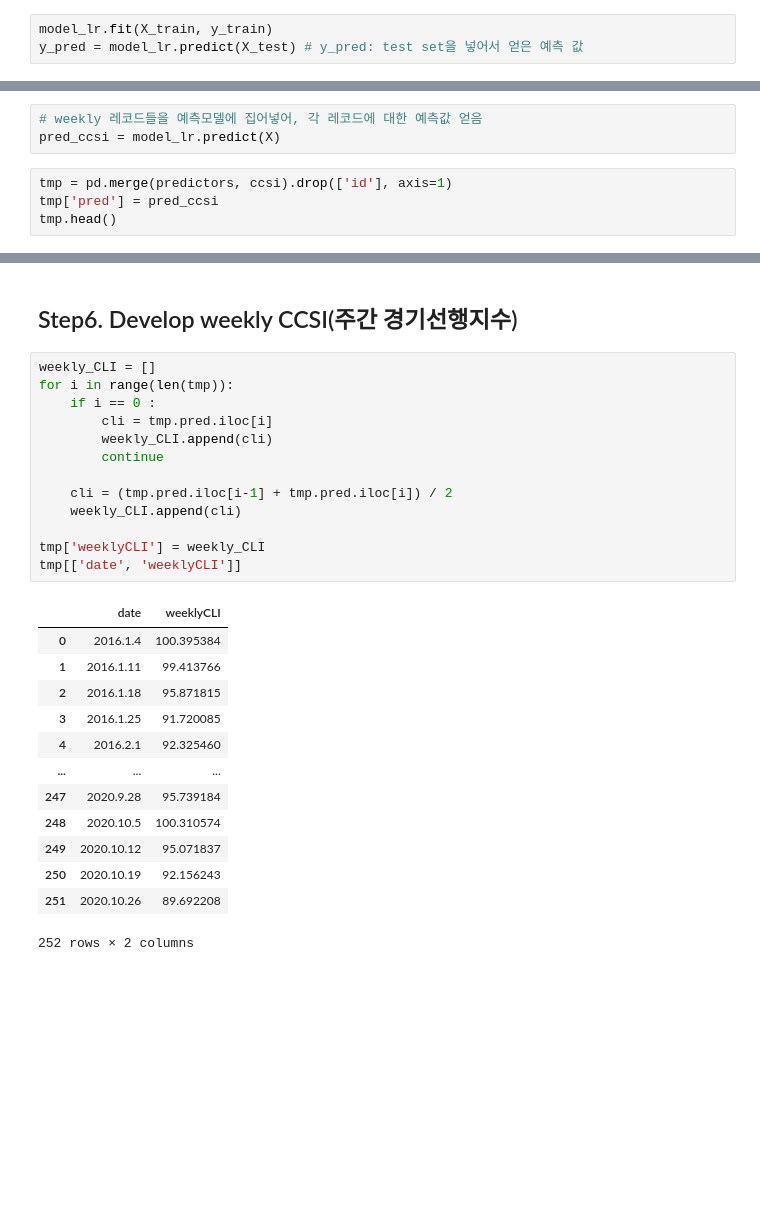
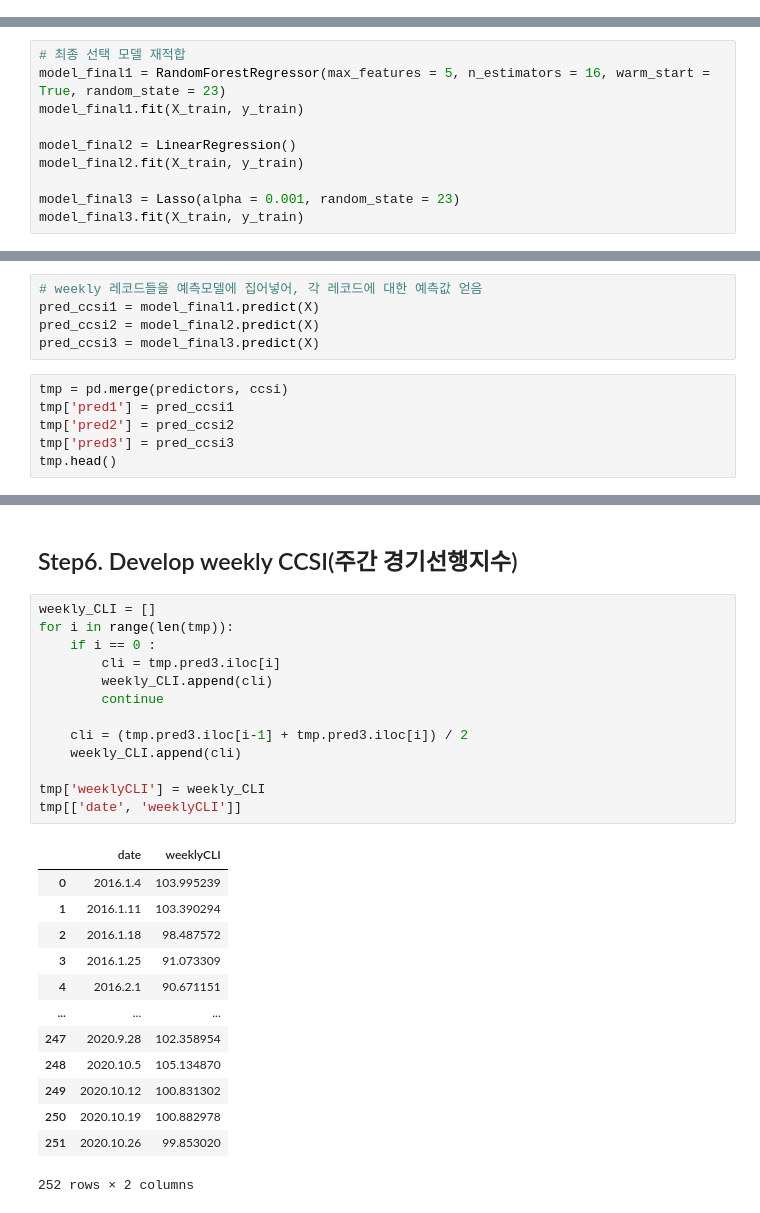
Before and after one commit to 2hyes/CLI-development, a Jupyter notebook: validation-and-Ttest(dataset_mean).ipynb, the cells around one changed output, grey strips where cells are left out. Drawn from its saved outputs; the diff is of its cells as text; blank space fills up the shorter version.

```diff
--- a/validation-and-Ttest(dataset_mean).ipynb
+++ b/validation-and-Ttest(dataset_mean).ipynb
@@ -266,3 +365,0 @@ t_0.05,9 = 1.844 <br><br>
-# %%
-model_lr.fit(X_train, y_train)
-y_pred = model_lr.predict(X_test) # y_pred: test set을 넣어서 얻은 예측 값
@@ -277,0 +400,10 @@ plt.show()
+# %%
+# 최종 선택 모델 재적합
+model_final1 = RandomForestRegressor(max_features = 5, n_estimators = 16, warm_start = True, random_state = 23)
+model_final1.fit(X_train, y_train)
+
+model_final2 = LinearRegression()
+model_final2.fit(X_train, y_train)
+
+model_final3 = Lasso(alpha = 0.001, random_state = 23)
+model_final3.fit(X_train, y_train)
@@ -292,10 +459,14 @@ test RMSE:  3.757166291615708
 X = scaler.transform(predictors.loc[:, ['keyword1', 'keyword2', 'keyword3', 'keyword4', 'keyword5', 'google', 'naver']])
 # %%
 # weekly 레코드들을 예측모델에 집어넣어, 각 레코드에 대한 예측값 얻음
-pred_ccsi = model_lr.predict(X)
+pred_ccsi1 = model_final1.predict(X)
+pred_ccsi2 = model_final2.predict(X)
+pred_ccsi3 = model_final3.predict(X)
 # %%
-tmp = pd.merge(predictors, ccsi).drop(['id'], axis=1)
-tmp['pred'] = pred_ccsi
+tmp = pd.merge(predictors, ccsi)
+tmp['pred1'] = pred_ccsi1
+tmp['pred2'] = pred_ccsi2
+tmp['pred3'] = pred_ccsi3
 tmp.head()
 # %% [output]
 |  | year | month | day | keyword1 | keyword2 | keyword3 | keyword4 | keyword5 | google | naver | ... |
@@ -366,27 +532,27 @@ plt.show()
 # %%
 weekly_CLI = []
 for i in range(len(tmp)):
     if i == 0 :
-        cli = tmp.pred.iloc[i]
+        cli = tmp.pred3.iloc[i]
         weekly_CLI.append(cli)
         continue
 
-    cli = (tmp.pred.iloc[i-1] + tmp.pred.iloc[i]) / 2
+    cli = (tmp.pred3.iloc[i-1] + tmp.pred3.iloc[i]) / 2
     weekly_CLI.append(cli)
 
 tmp['weeklyCLI'] = weekly_CLI
 tmp[['date', 'weeklyCLI']]
 # %% [output]
 |  | date | weeklyCLI |
-| 0 | 2016.1.4 | 100.395384 |
-| 1 | 2016.1.11 | 99.413766 |
-| 2 | 2016.1.18 | 95.871815 |
-| 3 | 2016.1.25 | 91.720085 |
-| 4 | 2016.2.1 | 92.325460 |
+| 0 | 2016.1.4 | 103.995239 |
+| 1 | 2016.1.11 | 103.390294 |
+| 2 | 2016.1.18 | 98.487572 |
+| 3 | 2016.1.25 | 91.073309 |
+| 4 | 2016.2.1 | 90.671151 |
 | ... | ... | ... |
-| 247 | 2020.9.28 | 95.739184 |
-| 248 | 2020.10.5 | 100.310574 |
-| 249 | 2020.10.12 | 95.071837 |
-| 250 | 2020.10.19 | 92.156243 |
-| 251 | 2020.10.26 | 89.692208 |
+| 247 | 2020.9.28 | 102.358954 |
+| 248 | 2020.10.5 | 105.134870 |
+| 249 | 2020.10.12 | 100.831302 |
+| 250 | 2020.10.19 | 100.882978 |
+| 251 | 2020.10.26 | 99.853020 |
 252 rows × 2 columns
```
Also changed, not shown: parts of 58 cells of this notebook, 3 other files.
